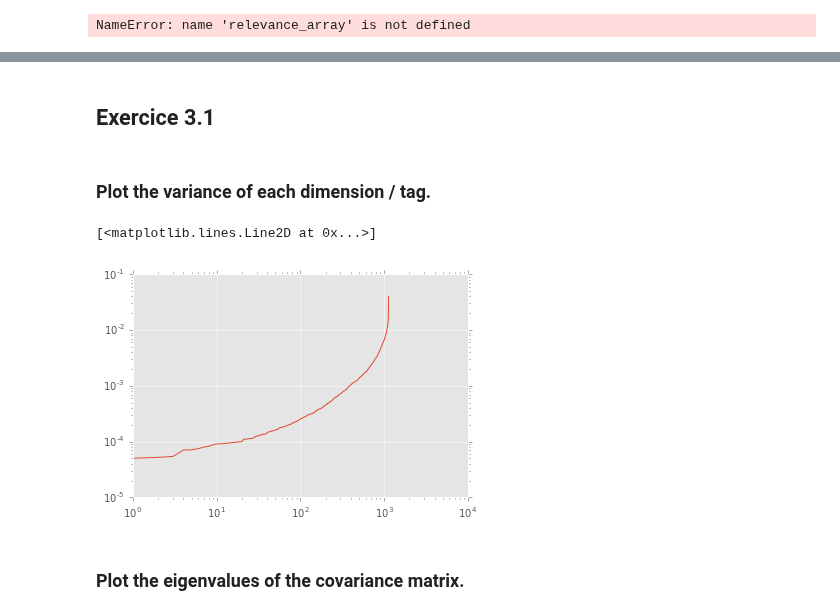
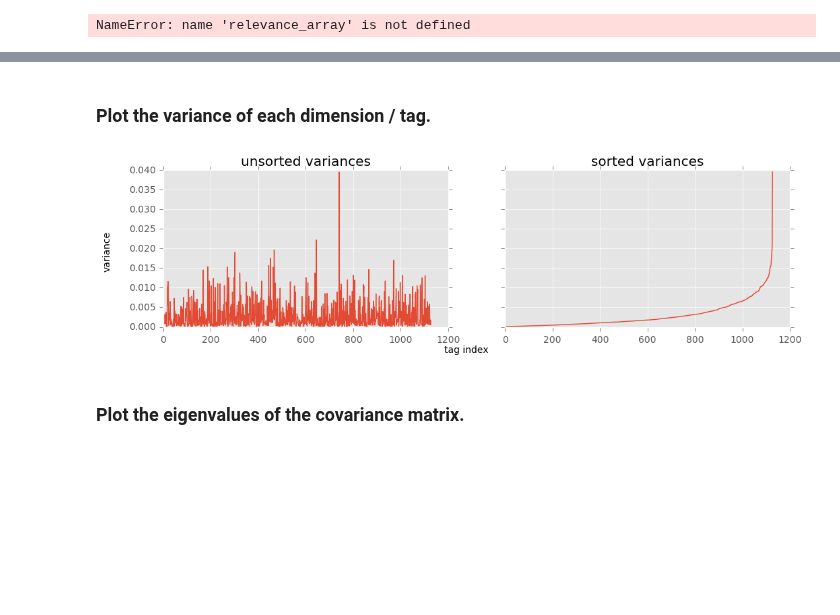
Before and after one commit to roblan11/InternetAnalyticsProject, a Jupyter notebook: ix-lab3/lab3-dimred.ipynb, the cells around one changed output, grey strips where cells are left out. Cells and saved outputs as stored; diff of their text form; code cells hidden in the pictures; blank space fills up the shorter version.

```diff
--- a/ix-lab3/lab3-dimred.ipynb
+++ b/ix-lab3/lab3-dimred.ipynb
@@ -58,8 +60,6 @@ relevance_array = np.load(relevance_file_name)
 
 n_movies = len(relevance_array[1])
 n_tags = len(relevance_array)
-# %% [markdown]
-## Exercice 3.1
 # %% [markdown]
 ### Plot the variance of each dimension / tag.
 # %%
@@ -67,13 +67,20 @@ n_tags = len(relevance_array)
 rel_var = []
 for i in relevance_array:
     rel_var.append(np.var(i))
-# %%
-# plot the variances
-# TODO title, plot unsorted ?
-plt.loglog(sorted(rel_var))
-# %% [output]
-[<matplotlib.lines.Line2D at 0x...>]
-[figure, removed]
+# %%
+# plot the variances
+fig, (ax1, ax2) = plt.subplots(ncols=2, figsize=(12, 3), sharey=True)
+fig.text(0.5, 0.0, 'tag index', ha='center')
+fig.text(0.05, 0.5, 'variance', va='center', rotation='vertical')
+
+ax1.plot(rel_var)
+ax1.set_title("unsorted variances")
+
+ax2.plot(sorted(rel_var))
+ax2.set_title("sorted variances")
+plt.show()
+# %% [output]
+[figure, added]
 # %% [markdown]
 
 ### Plot the eigenvalues of the covariance matrix.
```
Also changed, not shown: parts of 22 cells of this notebook.
